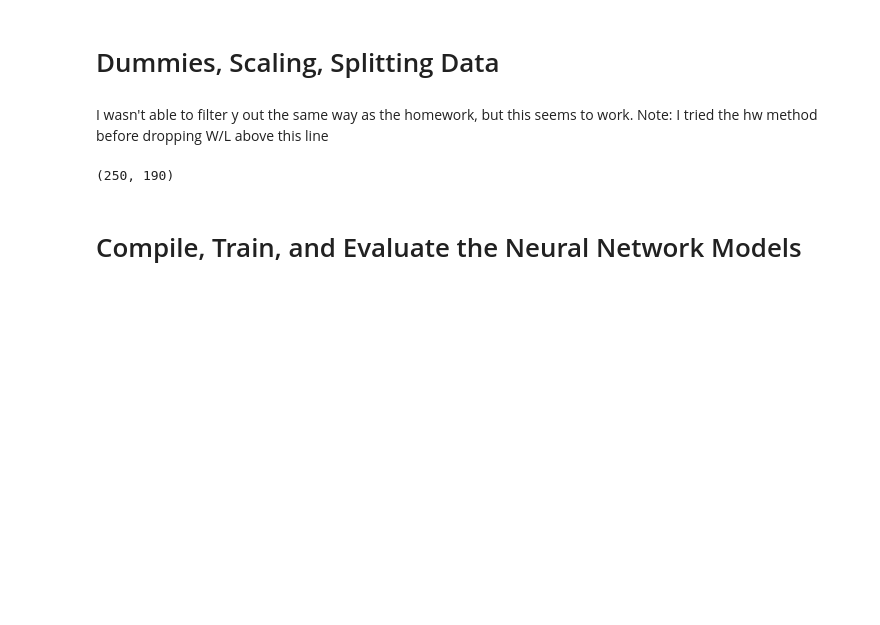
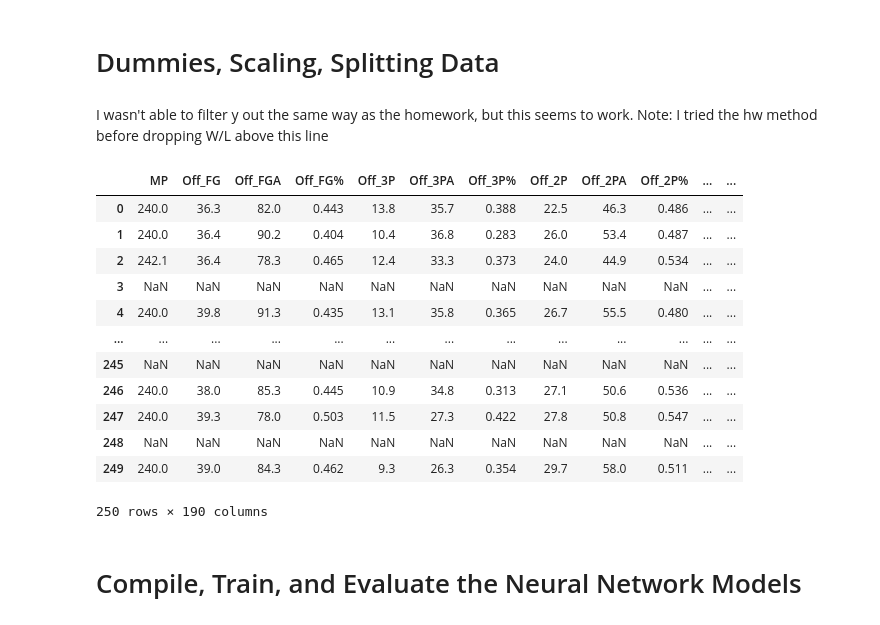
Before and after one commit to emeralddawns/NBA-Prediction-NN, a Jupyter notebook: NBA_Analysis-Post.ipynb, the cells around one changed output. Drawn from its saved outputs; the diff is of its cells as text; code cells hidden in the pictures; blank space fills up the shorter version.

```diff
--- a/NBA_Analysis-Post.ipynb
+++ b/NBA_Analysis-Post.ipynb
@@ -160,9 +182,22 @@ y = y["W"]
 # %%
 # Convert categorical data to numeric with `pd.get_dummies`
 team_games_data_dummies = pd.get_dummies(team_games_data)
 team_games_data_dummies.shape
+team_games_data_dummies
 # %% [output]
+|  | MP | Off_FG | Off_FGA | Off_FG% | Off_3P | Off_3PA | Off_3P% | Off_2P | Off_2PA | Off_2P% | ... | ... |
+| 0 | 240.0 | 36.3 | 82.0 | 0.443 | 13.8 | 35.7 | 0.388 | 22.5 | 46.3 | 0.486 | ... | ... |
+| 1 | 240.0 | 36.4 | 90.2 | 0.404 | 10.4 | 36.8 | 0.283 | 26.0 | 53.4 | 0.487 | ... | ... |
+| 2 | 242.1 | 36.4 | 78.3 | 0.465 | 12.4 | 33.3 | 0.373 | 24.0 | 44.9 | 0.534 | ... | ... |
+| 3 | NaN | NaN | NaN | NaN | NaN | NaN | NaN | NaN | NaN | NaN | ... | ... |
+| 4 | 240.0 | 39.8 | 91.3 | 0.435 | 13.1 | 35.8 | 0.365 | 26.7 | 55.5 | 0.480 | ... | ... |
+| ... | ... | ... | ... | ... | ... | ... | ... | ... | ... | ... | ... | ... |
+| 245 | NaN | NaN | NaN | NaN | NaN | NaN | NaN | NaN | NaN | NaN | ... | ... |
+| 246 | 240.0 | 38.0 | 85.3 | 0.445 | 10.9 | 34.8 | 0.313 | 27.1 | 50.6 | 0.536 | ... | ... |
+| 247 | 240.0 | 39.3 | 78.0 | 0.503 | 11.5 | 27.3 | 0.422 | 27.8 | 50.8 | 0.547 | ... | ... |
+| 248 | NaN | NaN | NaN | NaN | NaN | NaN | NaN | NaN | NaN | NaN | ... | ... |
+| 249 | 240.0 | 39.0 | 84.3 | 0.462 | 9.3 | 26.3 | 0.354 | 29.7 | 58.0 | 0.511 | ... | ... |
-(250, 190)
+250 rows × 190 columns
 # %%
 # Run this cell to check dtypes
 
```
Also changed, not shown: parts of 2 cells of this notebook, 1 other file.
